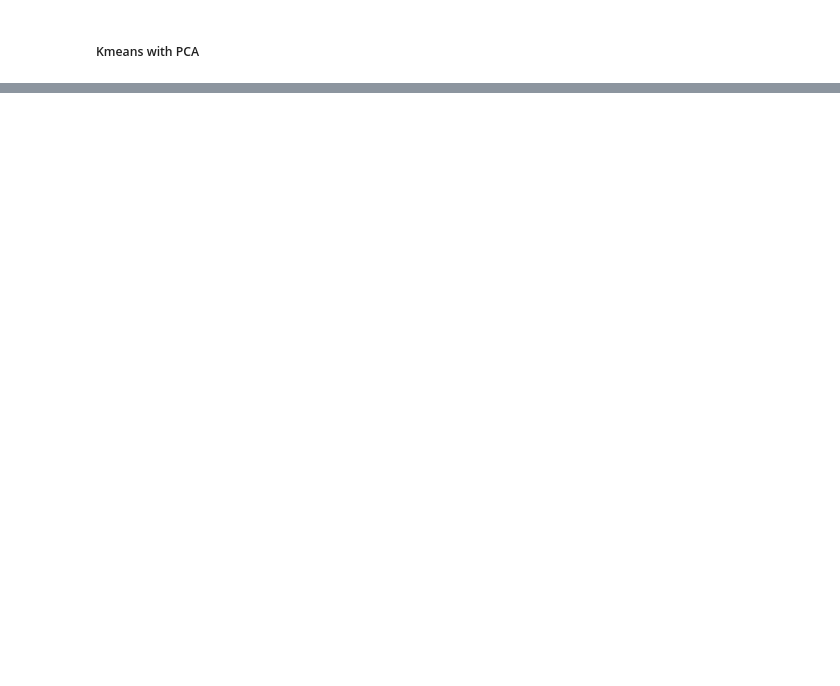
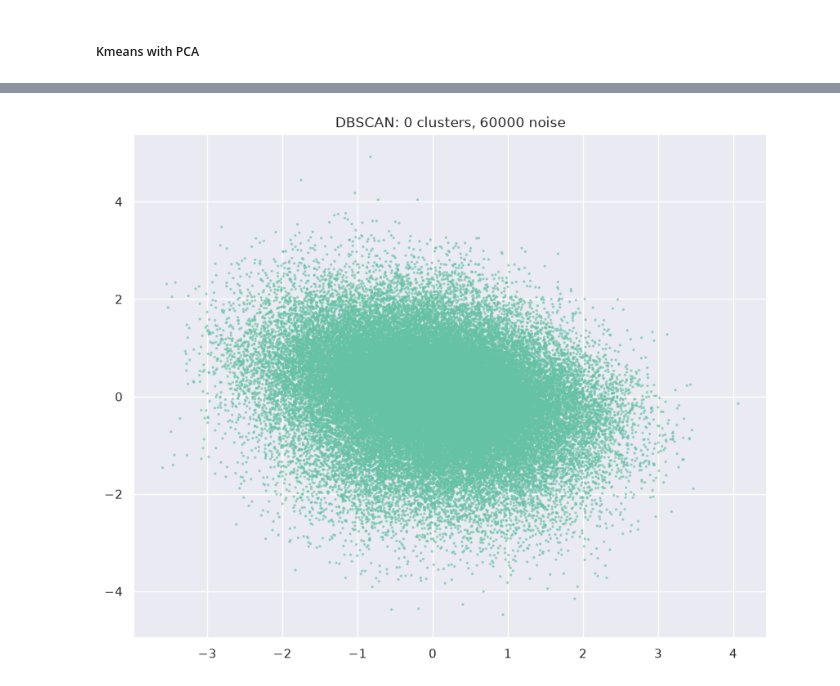
Before and after one commit to itsadhin/LatentSpace-Clustering, a Jupyter notebook: Clustering_KMIST.ipynb, the cells around one changed output, grey strips where cells are left out. Drawn from its saved outputs; the diff is of its cells as text; code cells hidden in the pictures; blank space fills up the shorter version.

```diff
--- a/Clustering_KMIST.ipynb
+++ b/Clustering_KMIST.ipynb
@@ -54,0 +209,7 @@ plt.show()
+# %%
+plt.figure(figsize=(10,8))
+plt.scatter(train_scaled[:, 0], train_scaled[:, 1], c=labels, cmap="Set2", s=2, alpha=0.5)
+plt.title(f"DBSCAN: {n_clusters_} clusters, {n_noise_} noise")
+plt.show()
+# %% [output]
+[figure, added]
```
Also changed, not shown: parts of 21 cells of this notebook.
